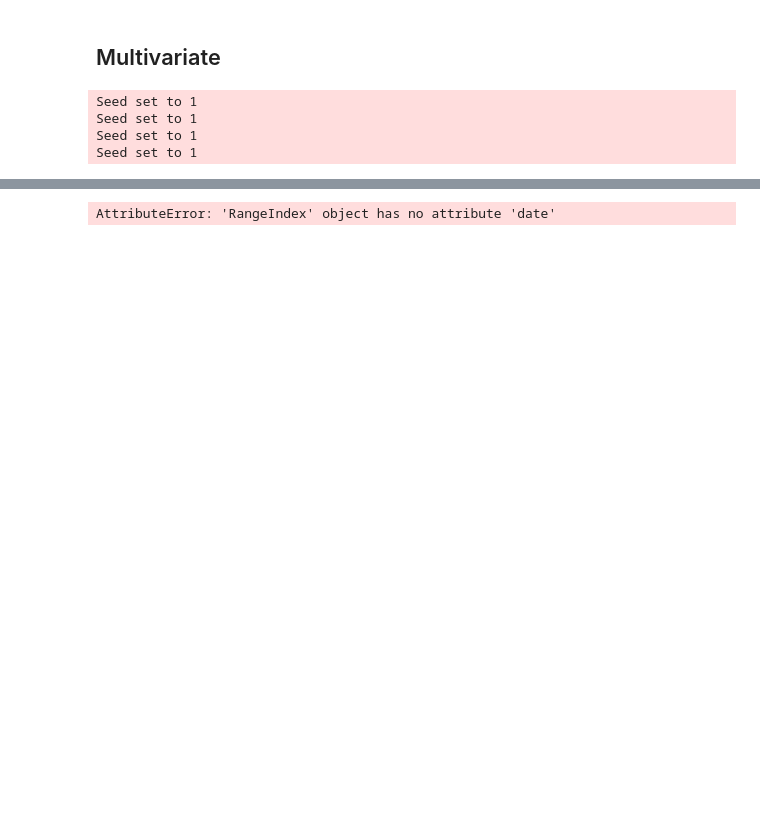
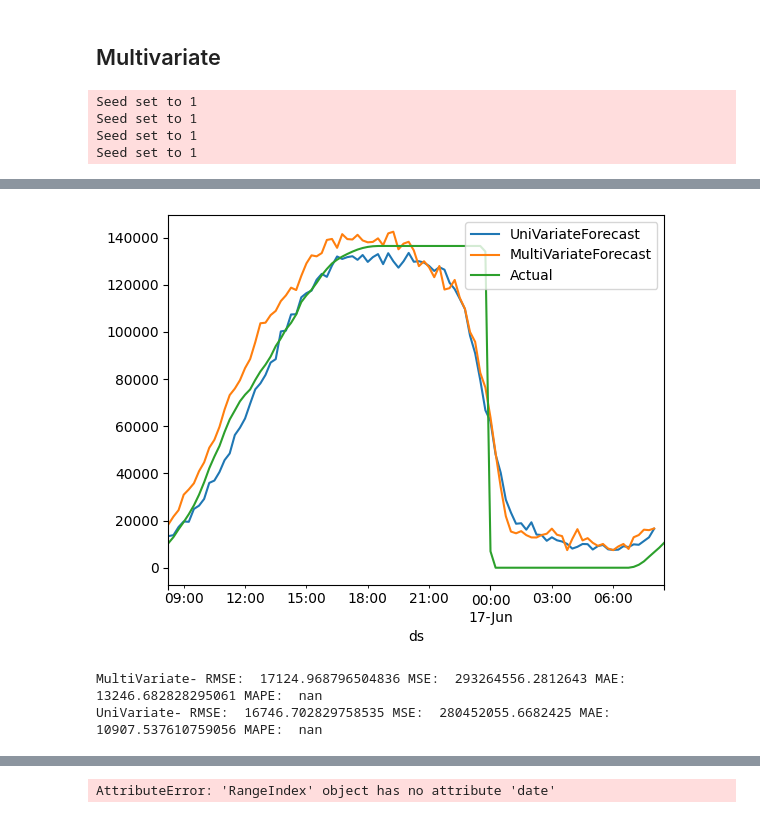
Before and after one commit to jhivandebenoit/Ensemble-Forecasting, a Jupyter notebook: neuralforecast.ipynb, the cells around one changed output, grey strips where cells are left out. Saved outputs shown, nothing was run; the diff lists cells and outputs as text; code cells hidden in the pictures; blank space fills up the shorter version.

```diff
--- a/neuralforecast.ipynb
+++ b/neuralforecast.ipynb
@@ -145,0 +183,4 @@ train
+# %%
+subset_columns = ['NBEATS', 'LSTM', 'RNN','NHITS']
+predictionsUni['ensemble'] = (predictionsUni['NBEATS'] + predictionsUni['LSTM'] + predictionsUni['RNN'] + predictionsUni['NHITS']) / 4
+predictionsUni
@@ -211,3 +267,40 @@ predictions
+# %%
+from sklearn.metrics import mean_squared_error, mean_absolute_error
+import numpy as np
+import matplotlib.pyplot as plt
+
+
+predictionsUni.plot(x='ds', y='ensemble', kind='line', label='UniVariateForecast', ax=plt.gca())
+predictionsMulti.plot(x='ds', y='ensemble', kind='line', label='MultiVariateForecast', ax=plt.gca())
+
+
+test.plot(x='ds', y='y', kind='line', label='Actual', ax=plt.gca())
+
+plt.show()
+
+variates = [predictionsMulti,predictionsUni]
+
+for var in variates:
+  if var is predictionsMulti:
+    nametype = 'MultiVariate'
+  else:
+    nametype = 'UniVariate'
+    # Calculate RMSE
+  rmse = np.sqrt(mean_squared_error(test['y'], var['ensemble']))
+
+  # Calculate MSE
+  mse = mean_squared_error(test['y'], var['ensemble'])
+
+  # Calculate MAE
+  mae = mean_absolute_error(test['y'], var['ensemble'])
+
+  # Calculate MAPE
+  mape = np.mean(np.abs((test['y'] - var['ensemble']) / test['y'])) * 100
+  print(nametype + '- RMSE: ', rmse, 'MSE: ', mse, 'MAE: ', mae, 'MAPE: ', mape)
+# %% [output]
+[figure, added]
+MultiVariate- RMSE:  17124.968796504836 MSE:  293264556.2812643 MAE:  13246.682828295061 MAPE:  nan
+UniVariate- RMSE:  16746.702829758535 MSE:  280452055.6682425 MAE:  10907.537610759056 MAPE:  nan
 # %%
 import matplotlib.pyplot as plt
 
```
Also changed, not shown: parts of 10 cells of this notebook, 1 other file.
